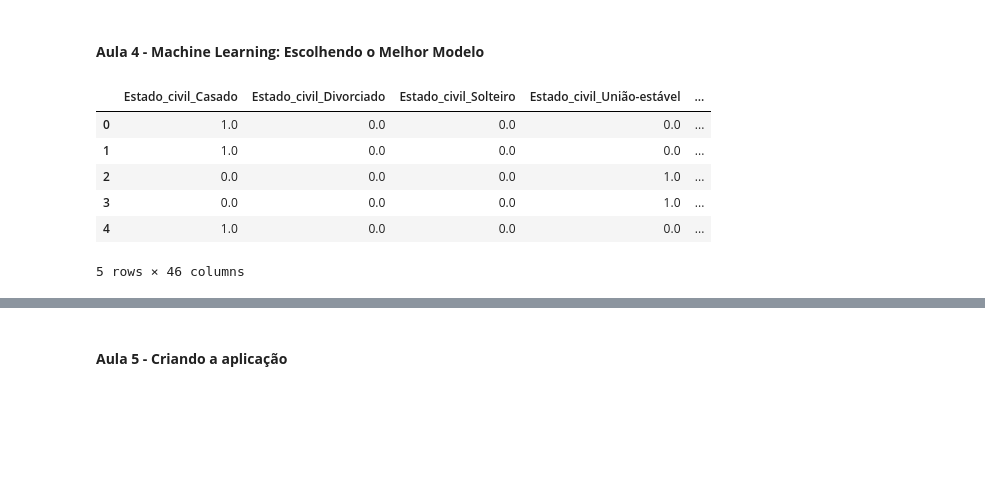
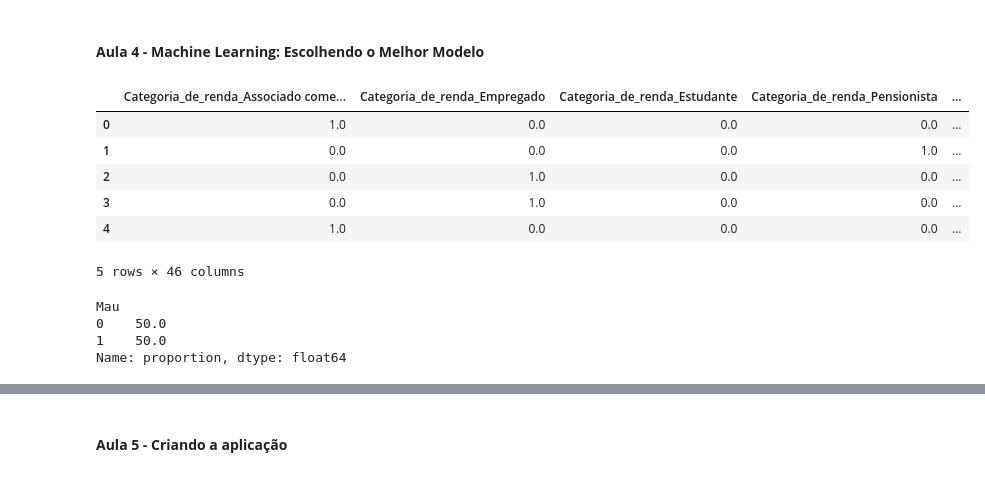
Before and after one commit to RicardViana/fiap-data-viz-and-production-models, a Jupyter notebook: deploy_de_aplicacoes.ipynb, the cells around one changed output, grey strips where cells are left out. Saved outputs shown, nothing was run; the diff lists cells and outputs as text; code cells hidden in the pictures; blank space fills up the shorter version.

```diff
--- a/deploy_de_aplicacoes.ipynb
+++ b/deploy_de_aplicacoes.ipynb
@@ -179,8 +185,7 @@ class MinMax(BaseEstimator,TransformerMixin):
             return df
 # %%
 class OneHotEncodingNames(BaseEstimator,TransformerMixin):
-    def __init__(self,OneHotEncoding = ['Estado_civil', 'Moradia', 'Categoria_de_renda',
-                                        'Ocupacao']):
+    def __init__(self, OneHotEncoding = ['Categoria_de_renda', 'Estado_civil', 'Moradia', 'Ocupacao']):
         self.OneHotEncoding = OneHotEncoding
 
     def fit(self,df):
@@ -1233,14 +1238,27 @@ df_treino.head()
 # %% [markdown]
 #### **Aula 4 - Machine Learning: Escolhendo o Melhor Modelo**
 # %%
-train = pipeline(df_treino)
+# Rodar o pipeline para o treino
+
+treino = pipeline(df_treino)
 # %%
-train.head()
+# Ver os dados
+
+treino.head()
 # %% [output]
-|  | Estado_civil_Casado | Estado_civil_Divorciado | Estado_civil_Solteiro | Estado_civil_União-estável | ... |
+|  | Categoria_de_renda_Associado come... | Categoria_de_renda_Empregado | Categoria_de_renda_Estudante | Categoria_de_renda_Pensionista | ... |
 | 0 | 1.0 | 0.0 | 0.0 | 0.0 | ... |
-| 1 | 1.0 | 0.0 | 0.0 | 0.0 | ... |
-| 2 | 0.0 | 0.0 | 0.0 | 1.0 | ... |
-| 3 | 0.0 | 0.0 | 0.0 | 1.0 | ... |
+| 1 | 0.0 | 0.0 | 0.0 | 1.0 | ... |
+| 2 | 0.0 | 1.0 | 0.0 | 0.0 | ... |
+| 3 | 0.0 | 1.0 | 0.0 | 0.0 | ... |
 | 4 | 1.0 | 0.0 | 0.0 | 0.0 | ... |
 5 rows × 46 columns
+# %%
+# Analisar a distribuição percentual da variavel target
+
+treino['Mau'].value_counts(normalize=True)*100
+# %% [output]
+Mau
+0    50.0
+1    50.0
+Name: proportion, dtype: float64
```
Also changed, not shown: parts of 9 cells of this notebook.
